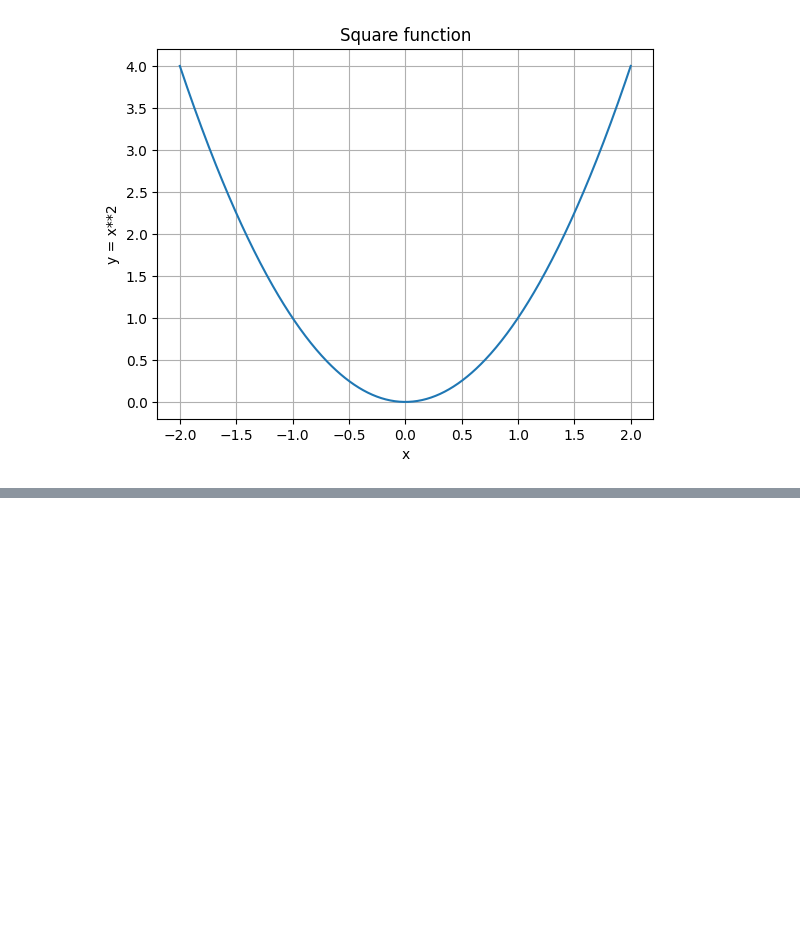
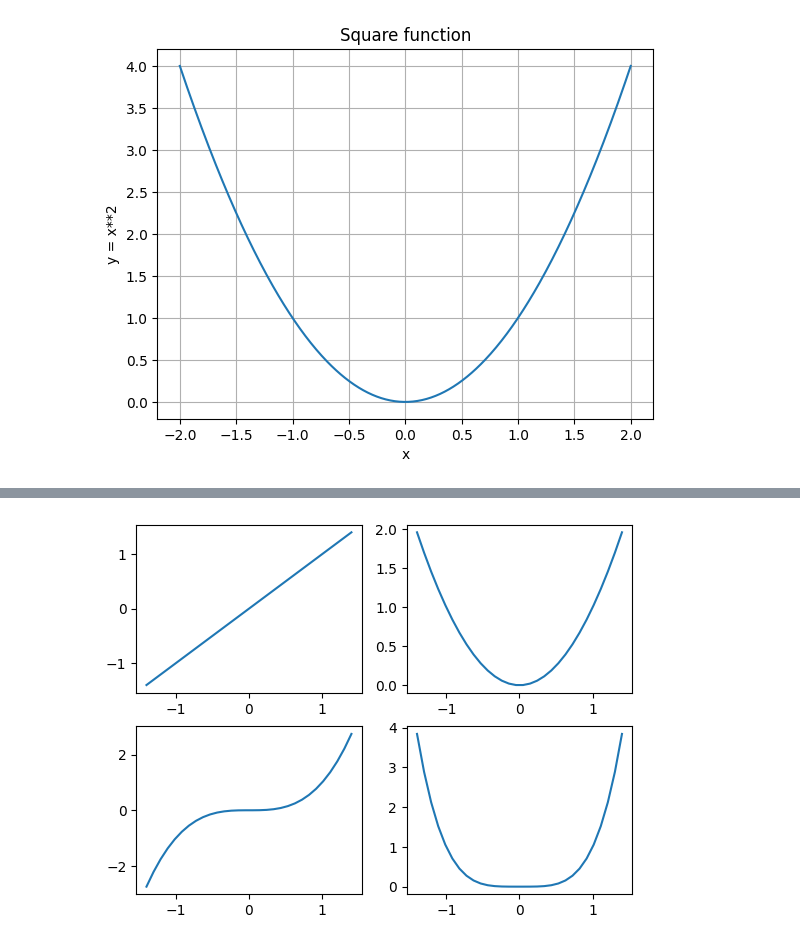
Before and after one commit to AlexBros99/Warm_up_plot, a Jupyter notebook: main.ipynb, the cells around one changed output, grey strips where cells are left out. Saved outputs shown, nothing was run; the diff lists cells and outputs as text; code cells hidden in the pictures; blank space fills up the shorter version.

```diff
--- a/main.ipynb
+++ b/main.ipynb
@@ -33,0 +46,13 @@ plt.show()
+# %%
+x = np.linspace(-1.4, 1.4, 30)
+plt.subplot(2, 2, 1)  # 2 rows, 2 columns, 1st subplot = top left
+plt.plot(x, x)
+plt.subplot(2, 2, 2)  # 2 rows, 2 columns, 2nd subplot = top right
+plt.plot(x, x**2)
+plt.subplot(2, 2, 3)  # 2 rows, 2 columns, 3rd subplot = bottom left
+plt.plot(x, x**3)
+plt.subplot(2, 2, 4)  # 2 rows, 2 columns, 4th subplot = bottom right
+plt.plot(x, x**4)
+plt.show()
+# %% [output]
+[figure, added]
```
Also changed, not shown: parts of 4 cells of this notebook, 1 other file.
